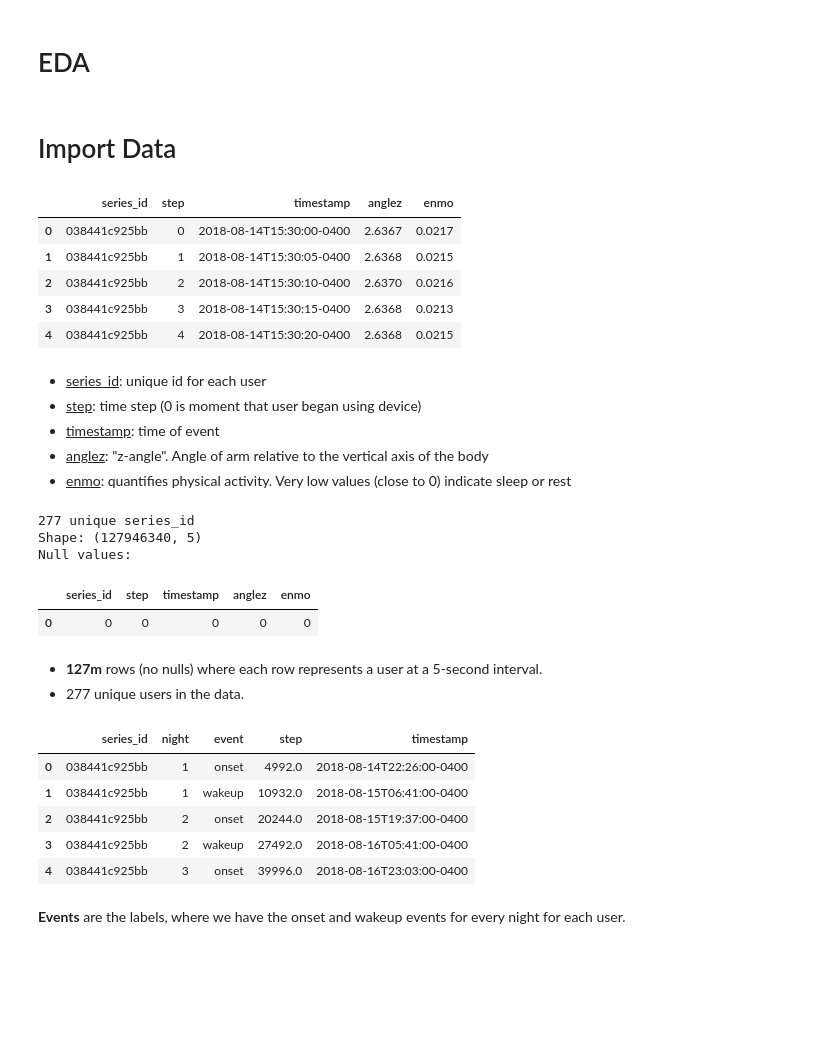
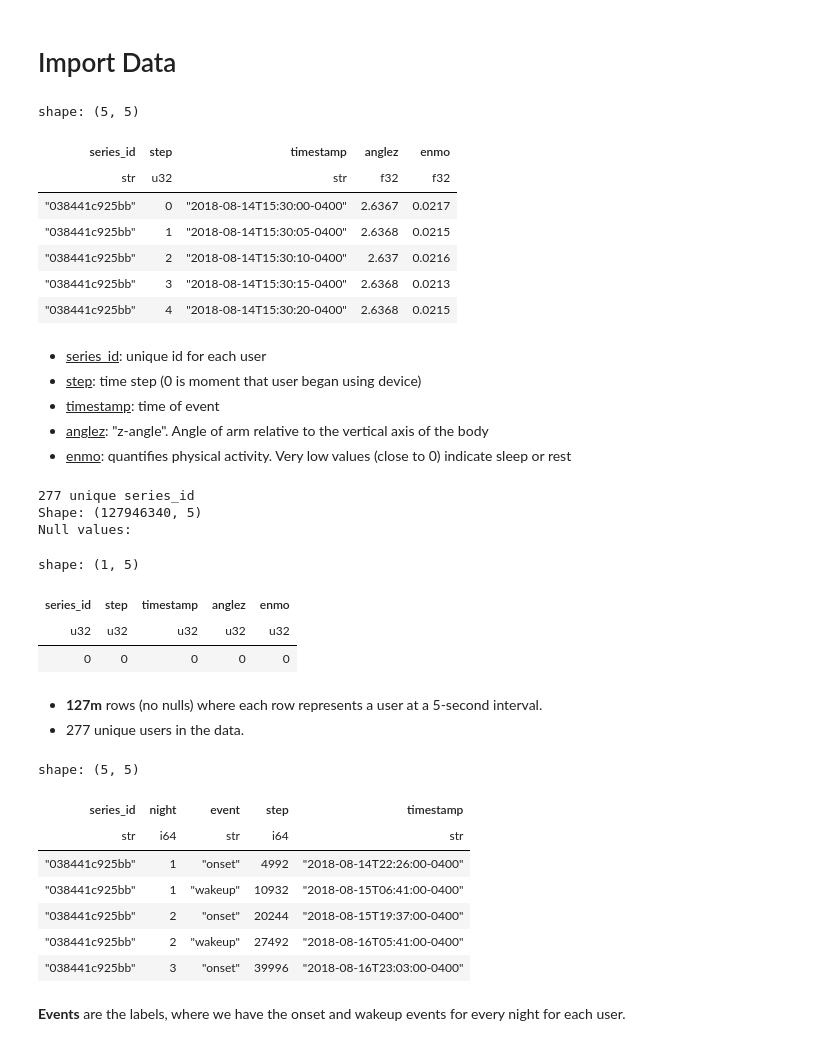
Before and after one commit to heefjones/detect_sleep_states, a Jupyter notebook: eda.ipynb, the cells around one changed output. Cells and saved outputs as stored; diff of their text form; code cells hidden in the pictures; blank space fills up the shorter version.

```diff
--- a/eda.ipynb
+++ b/eda.ipynb
@@ -1,2 +0,0 @@
-# %% [markdown]
-# EDA
@@ -9,21 +1,26 @@ from helper import *
 # %% [markdown]
 # Import Data
 # %%
+# helper.py
+from helper import *
+
 # read in the data
 root = 'data/'
-data = pd.read_parquet(root + 'train_series.parquet')
-events = pd.read_csv(root + 'train_events.csv')
-test = pd.read_parquet(root + 'test_series.parquet')
+data = pl.read_parquet(root + 'train_series.parquet')
+events = pl.read_csv(root + 'train_events.csv')
+test = pl.read_parquet(root + 'test_series.parquet')
 
 # view head
 data.head()
 # %% [output]
+shape: (5, 5)
-|  | series_id | step | timestamp | anglez | enmo |
-| 0 | 038441c925bb | 0 | 2018-08-14T15:30:00-0400 | 2.6367 | 0.0217 |
-| 1 | 038441c925bb | 1 | 2018-08-14T15:30:05-0400 | 2.6368 | 0.0215 |
-| 2 | 038441c925bb | 2 | 2018-08-14T15:30:10-0400 | 2.6370 | 0.0216 |
-| 3 | 038441c925bb | 3 | 2018-08-14T15:30:15-0400 | 2.6368 | 0.0213 |
-| 4 | 038441c925bb | 4 | 2018-08-14T15:30:20-0400 | 2.6368 | 0.0215 |
+| series_id | step | timestamp | anglez | enmo |
+| str | u32 | str | f32 | f32 |
+| "038441c925bb" | 0 | "2018-08-14T15:30:00-0400" | 2.6367 | 0.0217 |
+| "038441c925bb" | 1 | "2018-08-14T15:30:05-0400" | 2.6368 | 0.0215 |
+| "038441c925bb" | 2 | "2018-08-14T15:30:10-0400" | 2.637 | 0.0216 |
+| "038441c925bb" | 3 | "2018-08-14T15:30:15-0400" | 2.6368 | 0.0213 |
+| "038441c925bb" | 4 | "2018-08-14T15:30:20-0400" | 2.6368 | 0.0215 |
 # %% [markdown]
 - <ins>series_id</ins>: unique id for each user
 - <ins>step</ins>: time step (0 is moment that user began using device)
@@ -32,7 +29,7 @@ data.head()
 - <ins>enmo</ins>: quantifies physical activity. Very low values (close to 0) indicate sleep or rest
 # %%
 # print unique series_id
-print(f'{data["series_id"].nunique()} unique series_id')
+print(f'{data["series_id"].n_unique()} unique series_id')
 
 # show the shape and nulls
 show_shape_and_nulls(data)
@@ -40,8 +37,10 @@ show_shape_and_nulls(data)
 277 unique series_id
 Shape: (127946340, 5)
 Null values:
+shape: (1, 5)
-|  | series_id | step | timestamp | anglez | enmo |
-| 0 | 0 | 0 | 0 | 0 | 0 |
+| series_id | step | timestamp | anglez | enmo |
+| u32 | u32 | u32 | u32 | u32 |
+| 0 | 0 | 0 | 0 | 0 |
 # %% [markdown]
 - __127m__ rows (no nulls) where each row represents a user at a 5-second interval.
 - 277 unique users in the data.
@@ -49,12 +48,14 @@ Null values:
 # view head
 events.head()
 # %% [output]
+shape: (5, 5)
-|  | series_id | night | event | step | timestamp |
-| 0 | 038441c925bb | 1 | onset | 4992.0 | 2018-08-14T22:26:00-0400 |
-| 1 | 038441c925bb | 1 | wakeup | 10932.0 | 2018-08-15T06:41:00-0400 |
-| 2 | 038441c925bb | 2 | onset | 20244.0 | 2018-08-15T19:37:00-0400 |
-| 3 | 038441c925bb | 2 | wakeup | 27492.0 | 2018-08-16T05:41:00-0400 |
-| 4 | 038441c925bb | 3 | onset | 39996.0 | 2018-08-16T23:03:00-0400 |
+| series_id | night | event | step | timestamp |
+| str | i64 | str | i64 | str |
+| "038441c925bb" | 1 | "onset" | 4992 | "2018-08-14T22:26:00-0400" |
+| "038441c925bb" | 1 | "wakeup" | 10932 | "2018-08-15T06:41:00-0400" |
+| "038441c925bb" | 2 | "onset" | 20244 | "2018-08-15T19:37:00-0400" |
+| "038441c925bb" | 2 | "wakeup" | 27492 | "2018-08-16T05:41:00-0400" |
+| "038441c925bb" | 3 | "onset" | 39996 | "2018-08-16T23:03:00-0400" |
 # %% [markdown]
 __Events__ are the labels, where we have the onset and wakeup events for every night for each user.
 # %%
```
Also changed, not shown: parts of 25 cells of this notebook, 2 other files.
